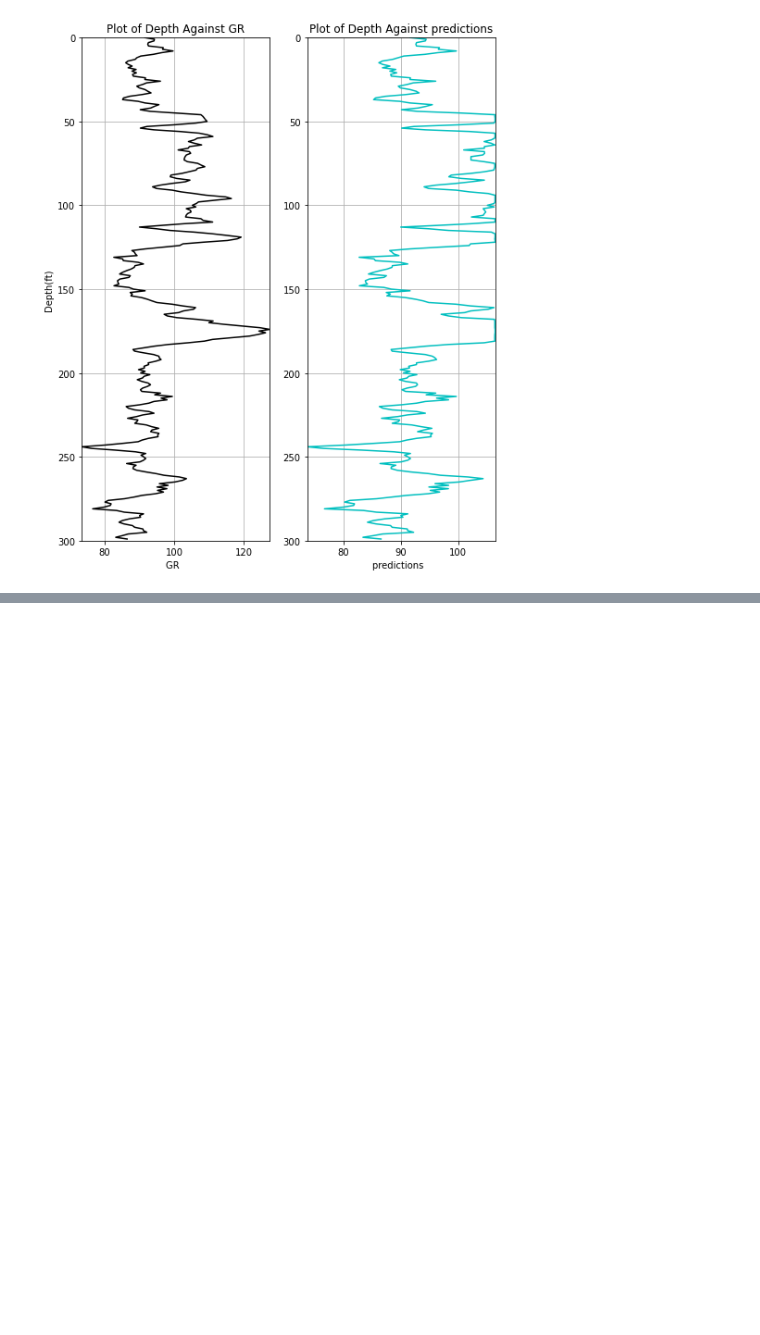
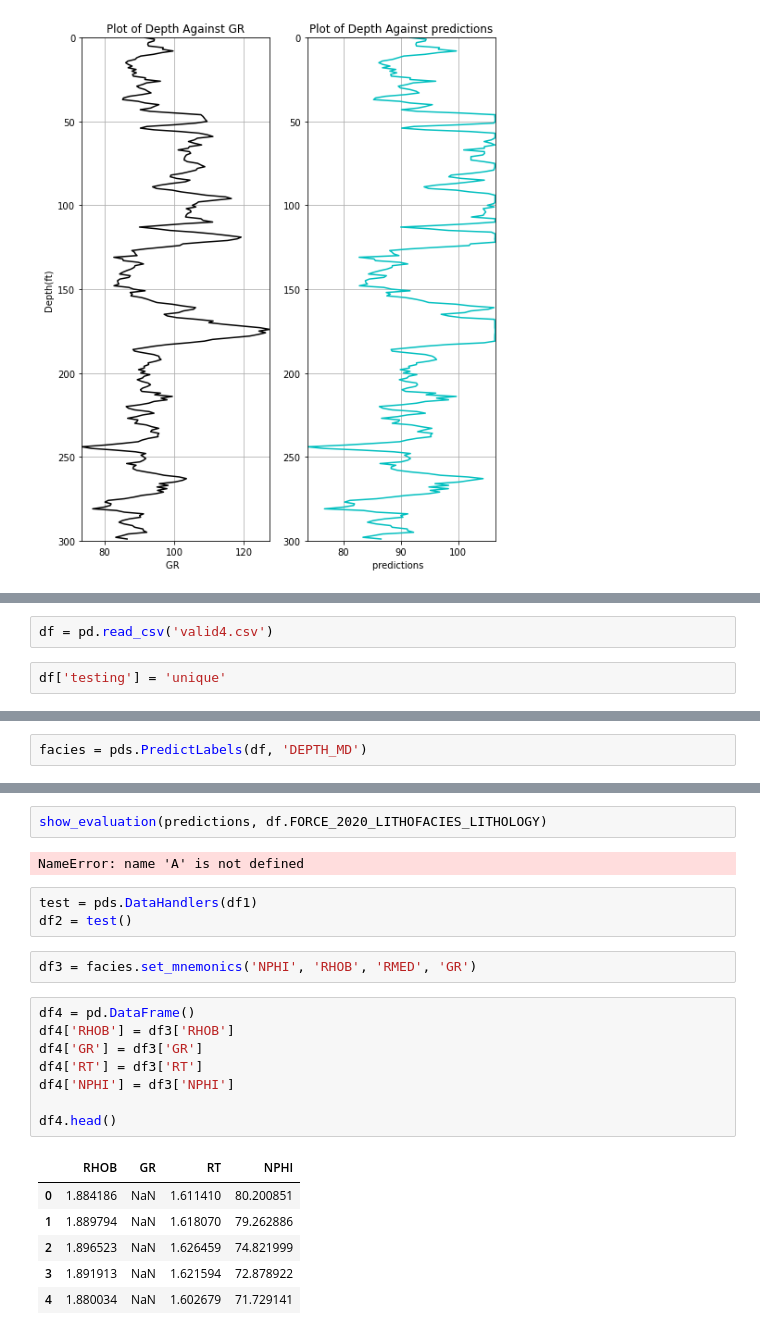
Before and after one commit to olawaleibrahim/petroeval, a Jupyter notebook: petroeval/Tutorial_ML.ipynb, the cells around one changed output, grey strips where cells are left out. Drawn from its saved outputs; the diff is of its cells as text; blank space fills up the shorter version.

Commit message:
prediction works

```diff
--- a/petroeval/Tutorial_ML.ipynb
+++ b/petroeval/Tutorial_ML.ipynb
@@ -107,0 +148,4 @@ two_plots(c, 'GR', 'predictions', 0, 300)
+# %%
+df = pd.read_csv('valid4.csv')
+# %%
+df['testing'] = 'unique'
@@ -107,0 +156,2 @@ two_plots(c, 'GR', 'predictions', 0, 300)
+# %%
+facies = pds.PredictLabels(df, 'DEPTH_MD')
@@ -107,0 +184,24 @@ two_plots(c, 'GR', 'predictions', 0, 300)
+# %%
+show_evaluation(predictions, df.FORCE_2020_LITHOFACIES_LITHOLOGY)
+# %% [output]
+NameError: name 'A' is not defined
+# %%
+test = pds.DataHandlers(df1)
+df2 = test()
+# %%
+df3 = facies.set_mnemonics('NPHI', 'RHOB', 'RMED', 'GR')
+# %%
+df4 = pd.DataFrame()
+df4['RHOB'] = df3['RHOB']
+df4['GR'] = df3['GR']
+df4['RT'] = df3['RT']
+df4['NPHI'] = df3['NPHI']
+
+df4.head()
+# %% [output]
+|  | RHOB | GR | RT | NPHI |
+| 0 | 1.884186 | NaN | 1.611410 | 80.200851 |
+| 1 | 1.889794 | NaN | 1.618070 | 79.262886 |
+| 2 | 1.896523 | NaN | 1.626459 | 74.821999 |
+| 3 | 1.891913 | NaN | 1.621594 | 72.878922 |
+| 4 | 1.880034 | NaN | 1.602679 | 71.729141 |
```
Also changed, not shown: parts of 7 cells of this notebook, 2 other files.
